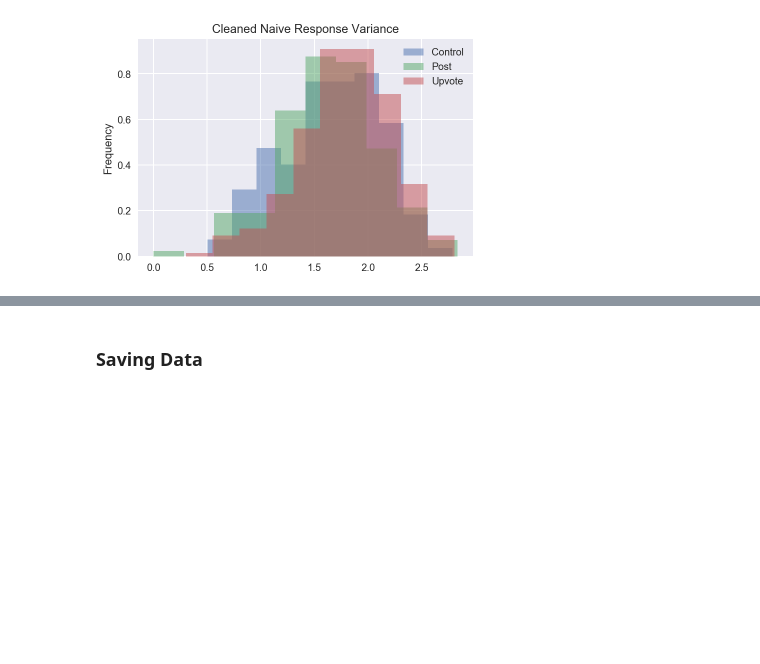
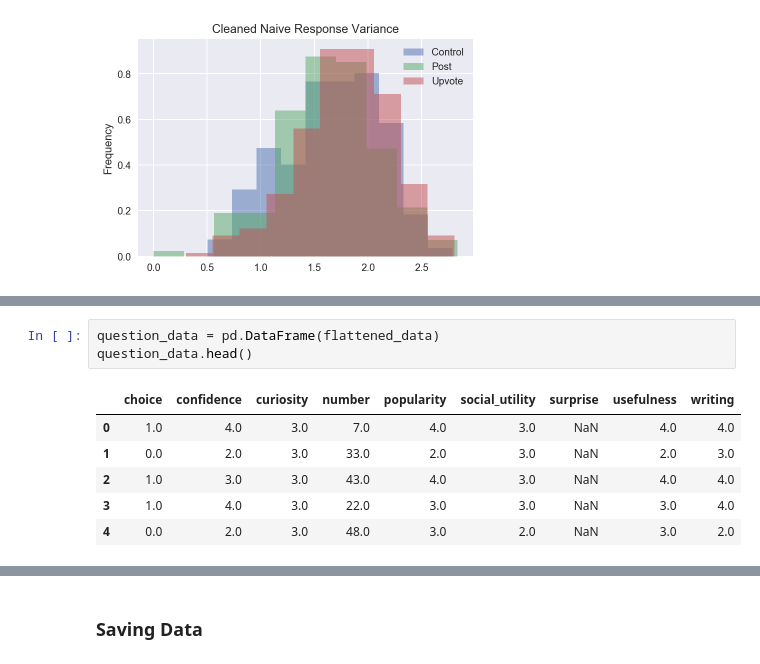
Before and after one commit to hermish/concepts-research, a Jupyter notebook: analysis/9-randomized-final/1-integrity.ipynb, the cells around one changed output, grey strips where cells are left out. Saved outputs shown, nothing was run; the diff lists cells and outputs as text; blank space fills up the shorter version.

```diff
--- a/analysis/9-randomized-final/1-integrity.ipynb
+++ b/analysis/9-randomized-final/1-integrity.ipynb
@@ -206,0 +230,10 @@ plt.show()
+# %%
+question_data = pd.DataFrame(flattened_data)
+question_data.head()
+# %% [output]
+|  | choice | confidence | curiosity | number | popularity | social_utility | surprise | usefulness | writing |
+| 0 | 1.0 | 4.0 | 3.0 | 7.0 | 4.0 | 3.0 | NaN | 4.0 | 4.0 |
+| 1 | 0.0 | 2.0 | 3.0 | 33.0 | 2.0 | 3.0 | NaN | 2.0 | 3.0 |
+| 2 | 1.0 | 3.0 | 3.0 | 43.0 | 4.0 | 3.0 | NaN | 4.0 | 4.0 |
+| 3 | 1.0 | 4.0 | 3.0 | 22.0 | 3.0 | 3.0 | NaN | 3.0 | 4.0 |
+| 4 | 0.0 | 2.0 | 3.0 | 48.0 | 3.0 | 2.0 | NaN | 3.0 | 2.0 |
```
Also changed, not shown: parts of 5 cells of this notebook, 1 other file.
